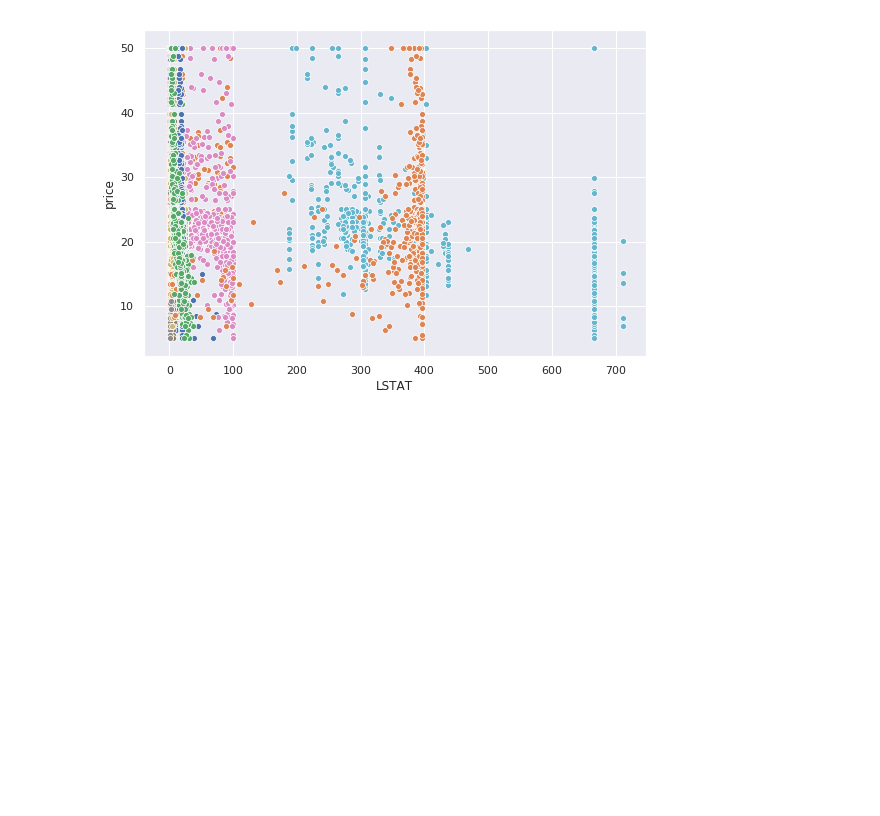
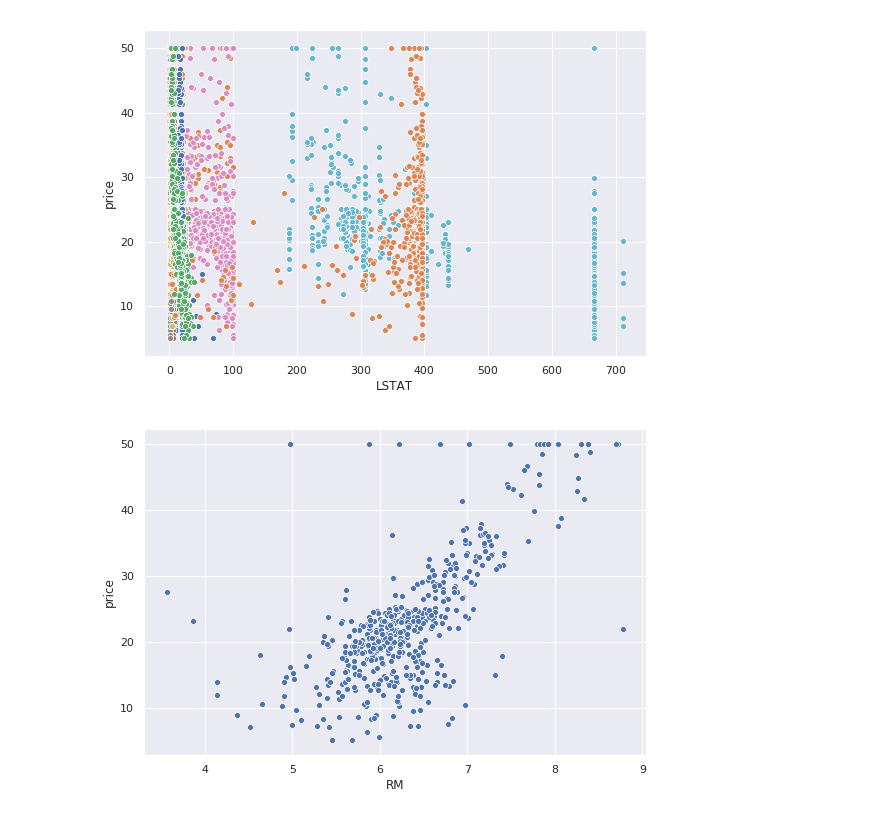
Before and after one commit to HuaTrung/Colab, a Jupyter notebook: Logictis.ipynb, the cells around one changed output. Drawn from its saved outputs; the diff is of its cells as text; code cells hidden in the pictures; blank space fills up the shorter version.

```diff
--- a/Logictis.ipynb
+++ b/Logictis.ipynb
@@ -130,6 +123,11 @@ boston
 # %%
 for i in range(len(boston.feature_names)):
   sns.set(rc={'figure.figsize':(9,6)})
-  sns.scatterplot(x=boston.feature_names[i],y="price",data=pd.DataFrame.from_dict({boston.feature_names[i]:boston.data[:,i].flatten(),"price":boston.target.flatten()}))
+  ax1=sns.scatterplot(x=boston.feature_names[i],y="price",data=pd.DataFrame.from_dict({boston.feature_names[i]:boston.data[:,i].flatten(),"price":boston.target.flatten()}))
 # %% [output]
 [figure]
+# %%
+i=5
+ax1=sns.scatterplot(x=boston.feature_names[i],y="price",data=pd.DataFrame.from_dict({boston.feature_names[i]:boston.data[:,i].flatten(),"price":boston.target.flatten()}))
+# %% [output]
+[figure, added]
```
Also changed, not shown: parts of 6 cells of this notebook.
